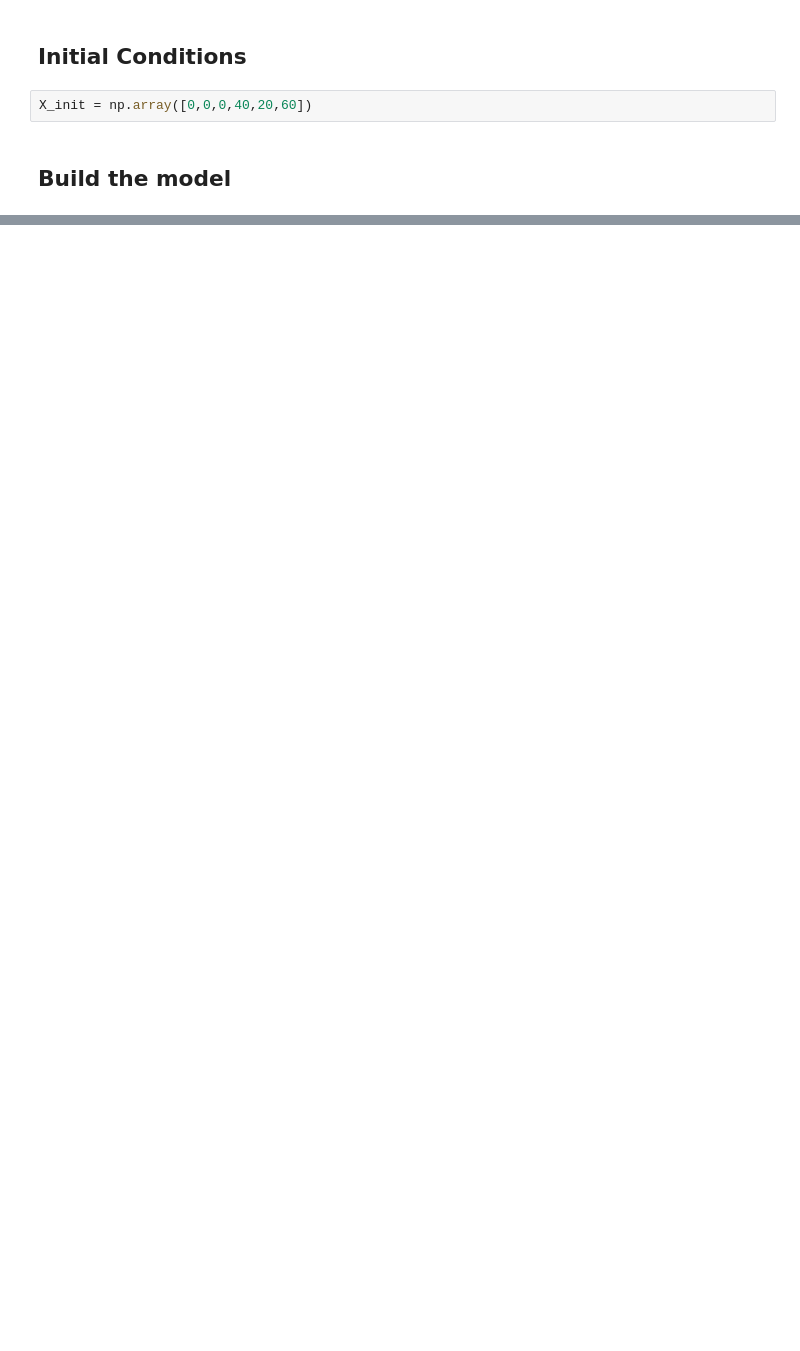
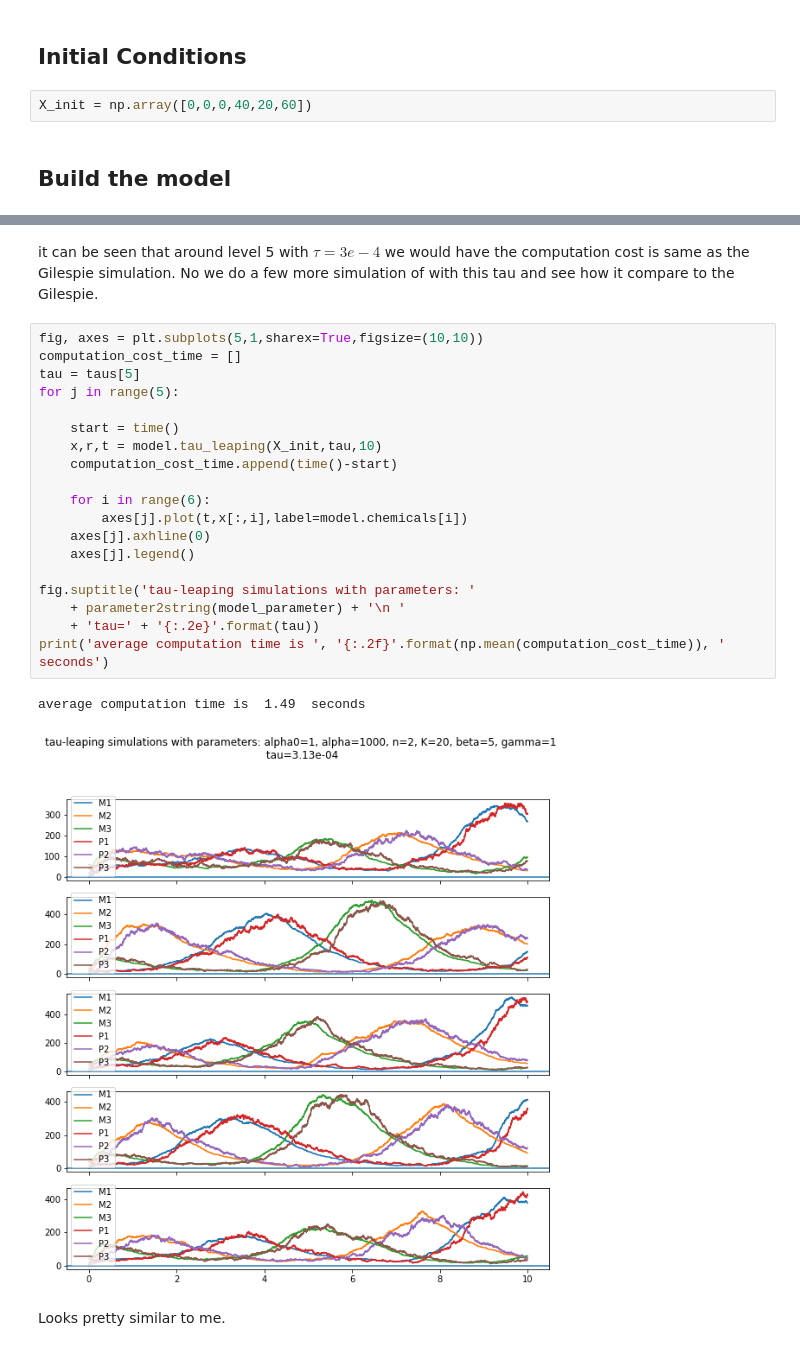
Before and after one commit to WangHaiYang874/ABC22, a Jupyter notebook: repressilator.ipynb, the cells around one changed output, grey strips where cells are left out. Drawn from its saved outputs; the diff is of its cells as text; blank space fills up the shorter version.

```diff
--- a/repressilator.ipynb
+++ b/repressilator.ipynb
@@ -56,0 +113,26 @@ for i in range(6):
+# %% [markdown]
+it can be seen that around level 5 with $\tau = 3e-4$ we would have the computation cost is same as the Gilespie simulation. No we do a few more simulation of with this tau and see how it compare to the Gilespie.
+# %%
+fig, axes = plt.subplots(5,1,sharex=True,figsize=(10,10))
+computation_cost_time = []
+tau = taus[5]
+for j in range(5):
+
+    start = time()
+    x,r,t = model.tau_leaping(X_init,tau,10)
+    computation_cost_time.append(time()-start)
+
+    for i in range(6):
+        axes[j].plot(t,x[:,i],label=model.chemicals[i])
+    axes[j].axhline(0)
+    axes[j].legend()
+
+fig.suptitle('tau-leaping simulations with parameters: '
+    + parameter2string(model_parameter) + '\n '
+    + 'tau=' + '{:.2e}'.format(tau))
+print('average computation time is ', '{:.2f}'.format(np.mean(computation_cost_time)), ' seconds')
+# %% [output]
+average computation time is  1.49  seconds
+[figure, added]
+# %% [markdown]
+Looks pretty similar to me.
```
Also changed, not shown: parts of 10 cells of this notebook.
